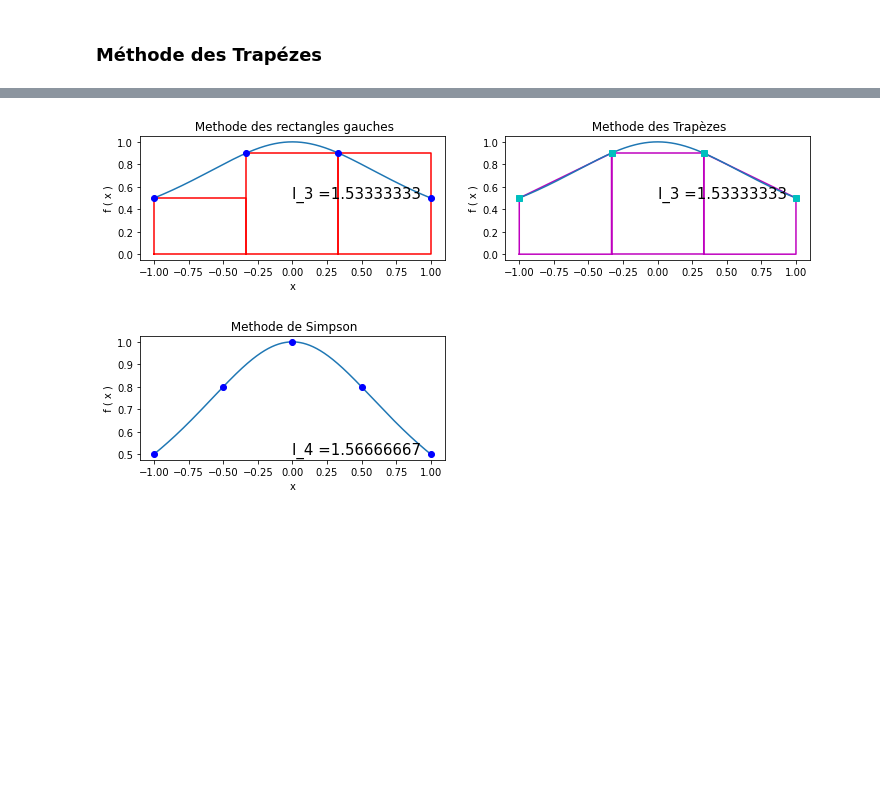
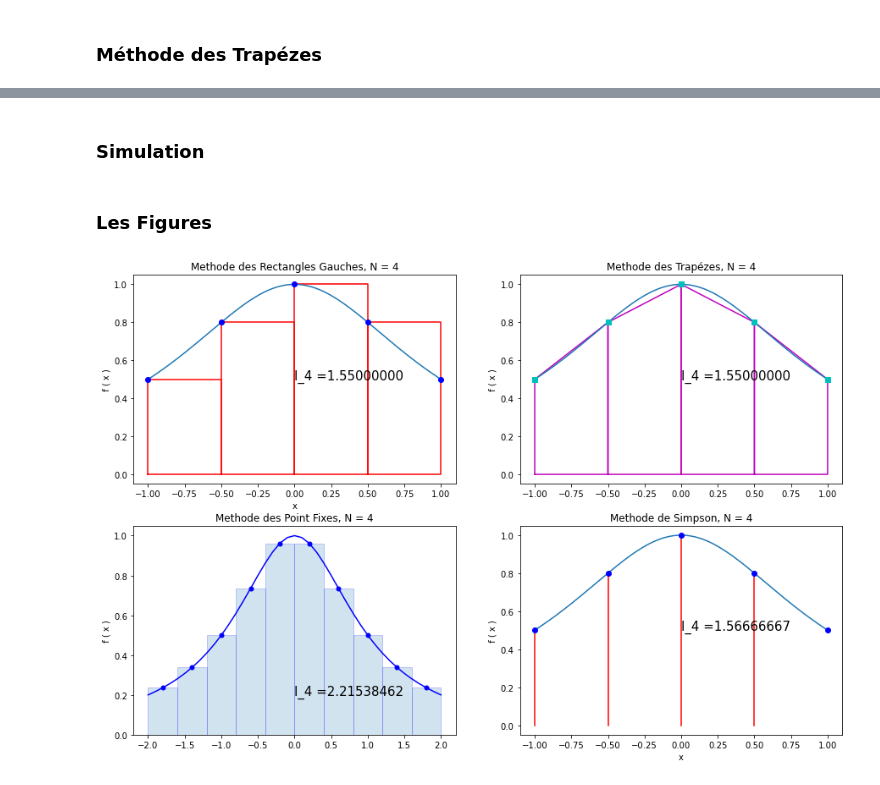
Before and after one commit to MohamedAmineBoufares/TP_Analyse_Num, a Jupyter notebook: Projet/Mini_Proj_V1.ipynb, the cells around one changed output, grey strips where cells are left out. Drawn from its saved outputs; the diff is of its cells as text; code cells hidden in the pictures; blank space fills up the shorter version.

Commit message:
Add files via upload
All 4 methods are functional, plots also :D
Still no widgets though...

```diff
--- a/Projet/Mini_Proj_V1.ipynb
+++ b/Projet/Mini_Proj_V1.ipynb
@@ -39,7 +39,7 @@ class RectangleG ( object ) :
         plt.plot(xl, yl,"bo")
         plt.xlabel ( 'x' )
         plt.ylabel ( ' f ( x ) ' )
-        plt.title ( ' Methode des rectangles gauches' )
+        plt.title('Methode des Rectangles Gauches, N = {}'.format(self.n))
         plt.text( 0.5*( self.a+ self.b ) , f(self.b ) , 'I_{} ={:0.8f}'.format(self.n,self.integrate( f ) ) , fontsize =15 )
 # %% [markdown]
 ### Méthode des Trapézes
@@ -69,5 +69,5 @@ class Trapezoidal(object):
         plt.plot(xlist_fine, yflist_fine)#plot de f(x)
         plt.plot(xl, yl,"cs")#point support
         plt.ylabel ( ' f ( x ) ' )
-        plt.title ( ' Methode des Trapèzes' )
+        plt.title('Methode des Trapézes, N = {}'.format(self.n))
         plt.text( 0.5*( self.a+ self.b ) , f(self.b ) , 'I_{} ={:0.8f}'.format(self.n,self.integrate( f ) ) , fontsize =15 )
@@ -93,10 +95,14 @@ class Simps ( object ) :
         xl = self.x
         yl = f(xl)
         xlist_fine =np.linspace( self.a , self.b , resolution )
+        for i in range ( self.n ) :
+            x_rect = [xl[ i ] , xl[ i ]] # abscisses des sommets
+            y_rect = [0 , yl[ i ]] # ordonnees des sommets
+            plt.plot ( x_rect , y_rect , 'r' )
         yflist_fine = f ( xlist_fine )
         plt.plot ( xlist_fine , yflist_fine )
         plt.plot(xl, yl,"bo")
         plt.xlabel ( 'x' )
         plt.ylabel ( ' f ( x ) ' )
-        plt.title ( ' Methode de Simpson' )
+        plt.title('Methode de Simpson, N = {}'.format(self.n))
         plt.text( 0.5*( self.a+ self.b ) , f(self.b ) , 'I_{} ={:0.8f}'.format(self.n,self.integrate( f ) ) , fontsize =15 )
@@ -103,10 +142,23 @@ class Simps ( object ) :
+# %% [markdown]
+### Simulation
 # %%
 def simule(n,f):
+
     R=RectangleG(-1,1,n,f)
     T=Trapezoidal(-1,1,n,f)
-    fig= plt.figure(figsize=(12,5))
+    fig= plt.figure(figsize=(15,10))
     plt.subplot(221)
     R.Graph(f)
     plt.subplot(222)
     T.Graph(f)
+    M=Pt_milieu(-2,2,n,f)
+    plt.subplot(223)
+    M.Graph(f)
+
+    if n%2 == 0: #Il faut que N soit paire !
+        S=Simps(-1,1,n,f)
+        plt.subplot(224)
+        S.Graph(f)
+    else:
+        print("Simpson indesponible car N={} est impaire".format(n))
     plt.show()
@@ -121,6 +165,6 @@ def simule_Simp(n,f):
+# %% [markdown]
+### Les Figures
 # %%
-simule(3,f)
-simule_Simp(4,f)
+simule(4,f)
 # %% [output]
-[figure, old version]
+[figure, new version]
-[figure, removed]
```
Also changed, not shown: parts of 4 cells of this notebook.
